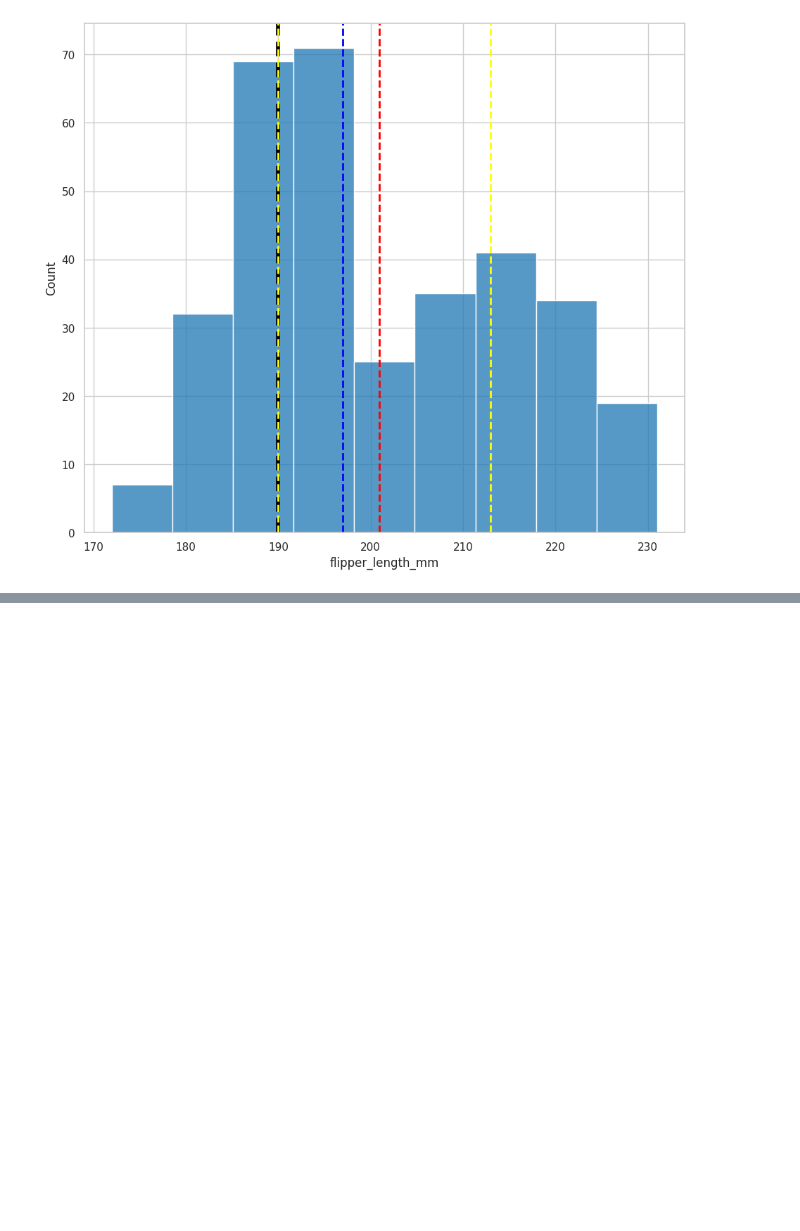
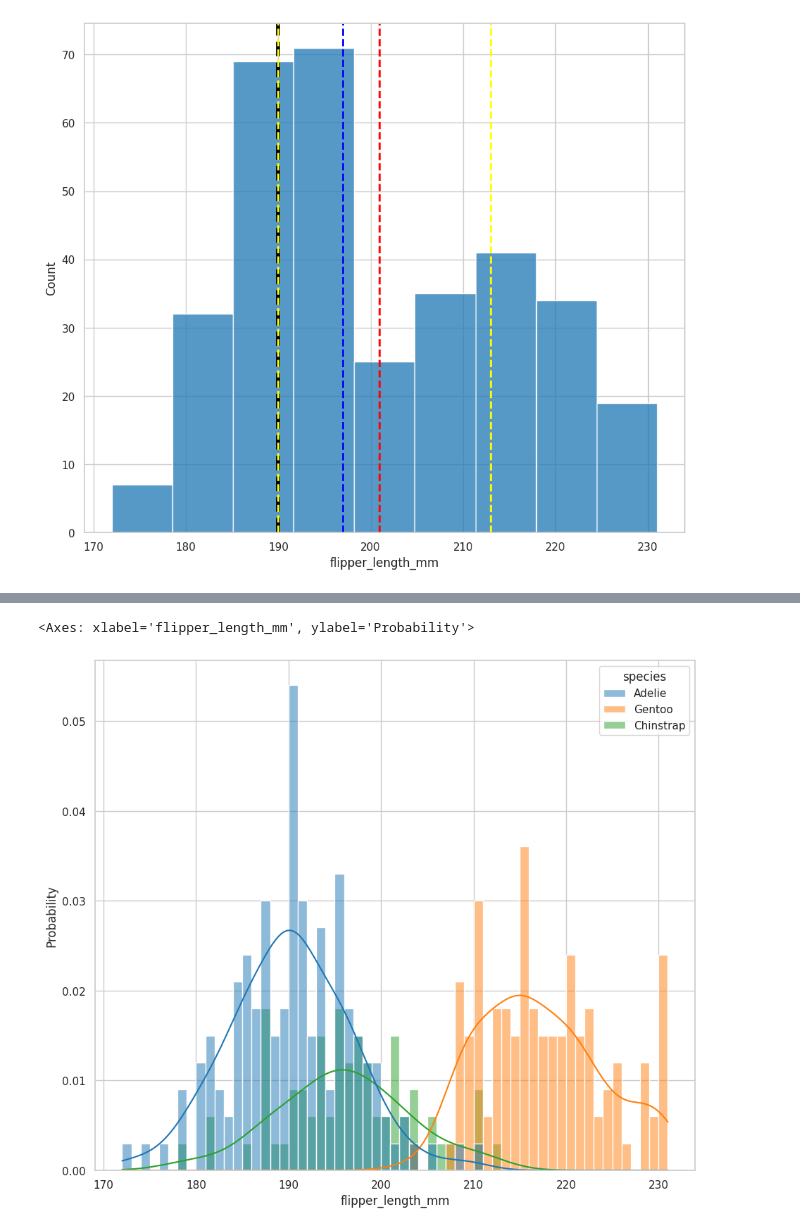
Before and after one commit to gabguagon/Py-EDA-penguins, a Jupyter notebook: penguins.ipynb, the cells around one changed output, grey strips where cells are left out. Saved outputs shown, nothing was run; the diff lists cells and outputs as text; code cells hidden in the pictures; blank space fills up the shorter version.

```diff
--- a/penguins.ipynb
+++ b/penguins.ipynb
@@ -781,0 +797,12 @@ plt.axvline(
+# %%
+sns.histplot(
+    data=processed_df,
+    x='flipper_length_mm',
+    hue='species',
+    kde='True',
+    binwidth=1,
+    stat='probability'
+)
+# %% [output]
+<Axes: xlabel='flipper_length_mm', ylabel='Probability'>
+[figure, added]
```
Also changed, not shown: parts of 13 cells of this notebook.
